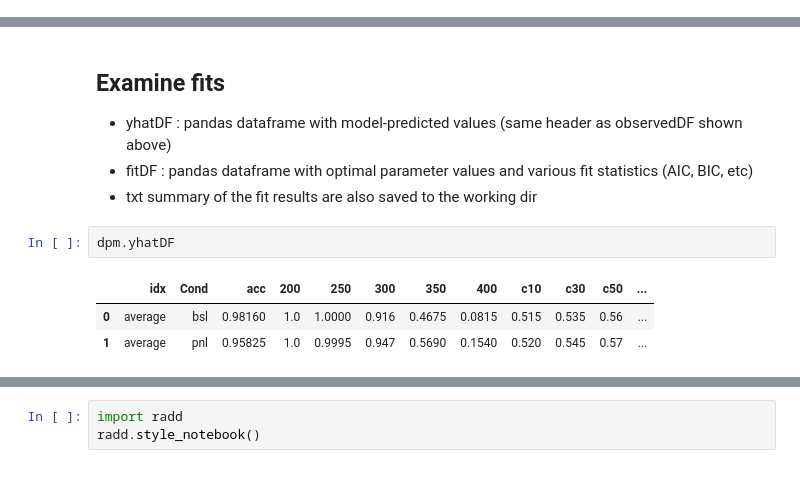
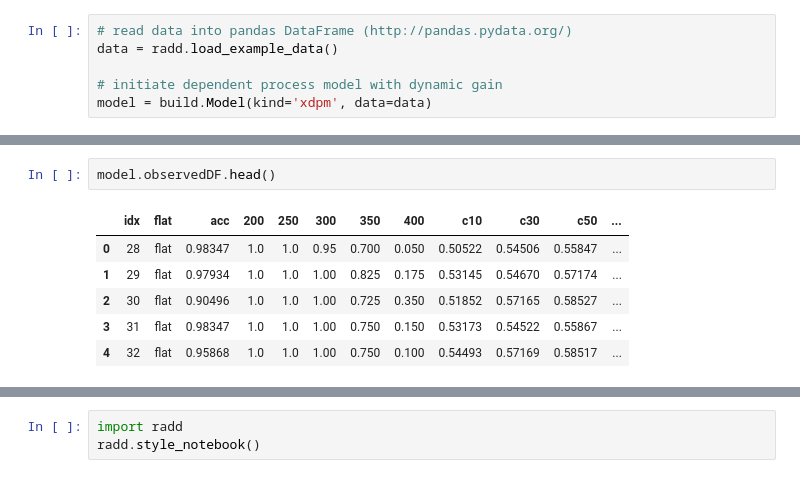
Before and after one commit to CoAxLab/radd, a Jupyter notebook: index.ipynb, the cells around one changed output, grey strips where cells are left out. Saved outputs shown, nothing was run; the diff lists cells and outputs as text.

Commit message:
major updates to demo/tutorial, more plotting options, faster model fits, and progress bars

```diff
--- a/index.ipynb
+++ b/index.ipynb
@@ -24 +6,7 @@ dpm = build.Model(kind='xdpm', data=data, depends_on={'v':'Cond'}, fit_on='avera
+# %%
+# read data into pandas DataFrame (http://pandas.pydata.org/)
+data = radd.load_example_data()
+
+# initiate dependent process model with dynamic gain
+model = build.Model(kind='xdpm', data=data)
 # %% [markdown]
@@ -101,11 +29,9 @@ Optimization terminated successfully.
-# %% [markdown]
-## Examine fits
-* yhatDF : pandas dataframe with model-predicted values (same header as observedDF shown above)
-* fitDF : pandas dataframe with optimal parameter values and various fit statistics (AIC, BIC, etc)
-* txt summary of the fit results are also saved to the working dir
-# %%
-dpm.yhatDF
-# %% [output]
-|  | idx | Cond | acc | 200 | 250 | 300 | 350 | 400 | c10 | c30 | c50 | ... |
-| 0 | average | bsl | 0.98160 | 1.0 | 1.0000 | 0.916 | 0.4675 | 0.0815 | 0.515 | 0.535 | 0.56 | ... |
-| 1 | average | pnl | 0.95825 | 1.0 | 0.9995 | 0.947 | 0.5690 | 0.1540 | 0.520 | 0.545 | 0.57 | ... |
+# %%
+model.observedDF.head()
+# %% [output]
+|  | idx | flat | acc | 200 | 250 | 300 | 350 | 400 | c10 | c30 | c50 | ... |
+| 0 | 28 | flat | 0.98347 | 1.0 | 1.0 | 0.95 | 0.700 | 0.050 | 0.50522 | 0.54506 | 0.55847 | ... |
+| 1 | 29 | flat | 0.97934 | 1.0 | 1.0 | 1.00 | 0.825 | 0.175 | 0.53145 | 0.54670 | 0.57174 | ... |
+| 2 | 30 | flat | 0.90496 | 1.0 | 1.0 | 1.00 | 0.725 | 0.350 | 0.51852 | 0.57165 | 0.58527 | ... |
+| 3 | 31 | flat | 0.98347 | 1.0 | 1.0 | 1.00 | 0.750 | 0.150 | 0.53173 | 0.54522 | 0.55867 | ... |
+| 4 | 32 | flat | 0.95868 | 1.0 | 1.0 | 1.00 | 0.750 | 0.100 | 0.54493 | 0.57169 | 0.58517 | ... |
```
Also changed, not shown: parts of 25 cells of this notebook, 18 other files.
